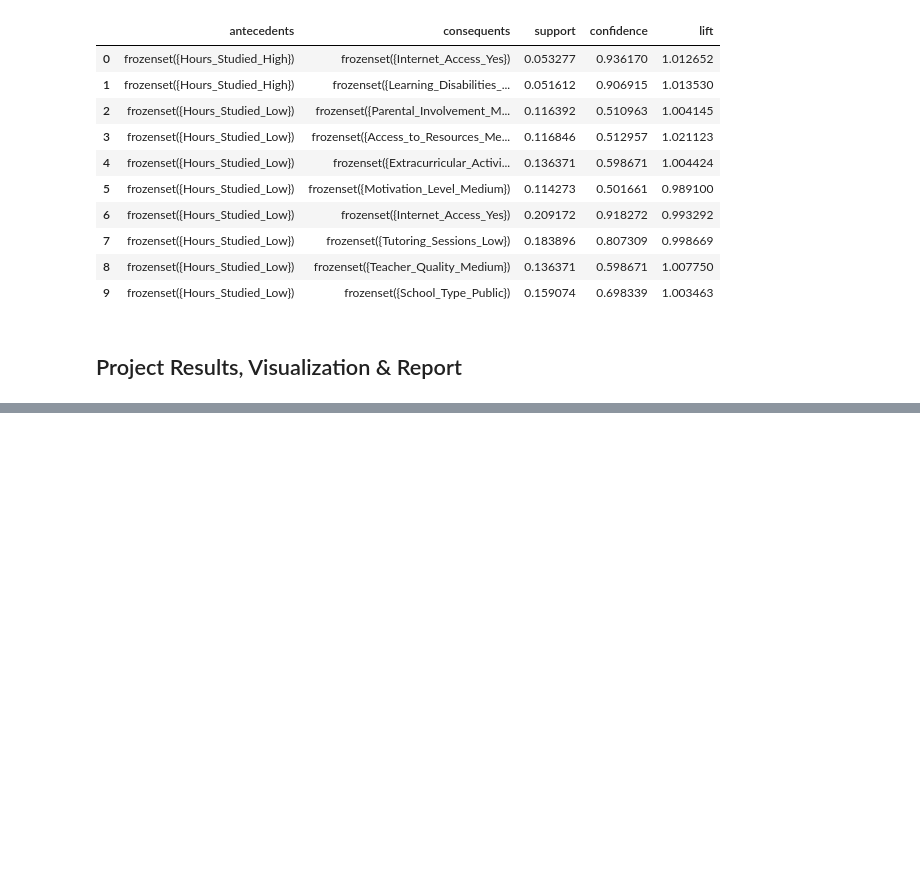
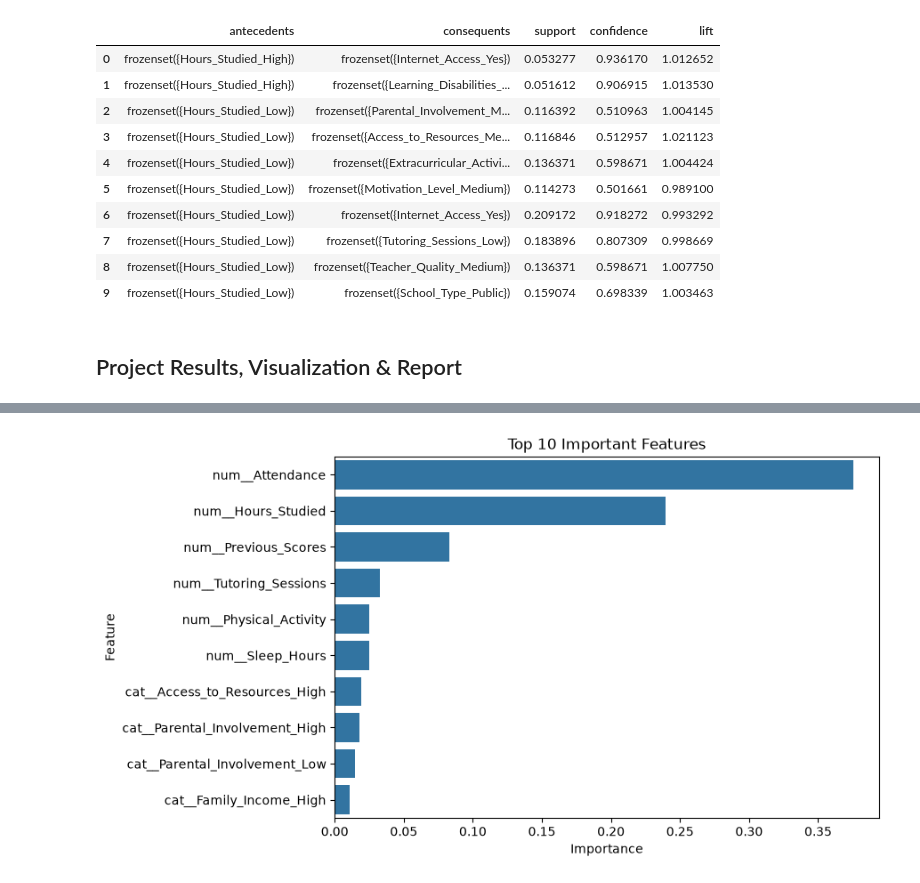
Before and after one commit to mdraihanmostafa746-coder/Student-Academic-Performance-Analysis-and-Prediction, a Jupyter notebook: notebooks/student_performance_analysis.ipynb, the cells around one changed output, grey strips where cells are left out. Cells and saved outputs as stored; diff of their text form; code cells hidden in the pictures; blank space fills up the shorter version.

```diff
--- a/notebooks/student_performance_analysis.ipynb
+++ b/notebooks/student_performance_analysis.ipynb
@@ -1336,0 +1374,15 @@ rules[['antecedents', 'consequents', 'support', 'confidence', 'lift']].head(10)
+# %%
+rf_model = models['Random Forest']
+
+feature_names = preprocessor.get_feature_names_out()
+
+feature_importance = pd.DataFrame({
+    'Feature': feature_names,
+    'Importance': rf_model.feature_importances_
+})
+
+feature_importance = feature_importance.sort_values(
+    by='Importance', ascending=False
+)
+
+feature_importance.head(10)
@@ -1336,0 +1401,14 @@ rules[['antecedents', 'consequents', 'support', 'confidence', 'lift']].head(10)
+# %%
+plt.figure(figsize=(9, 5))
+
+sns.barplot(
+    data=feature_importance.head(10),
+    x='Importance',
+    y='Feature'
+)
+
+plt.title("Top 10 Important Features")
+plt.tight_layout()
+plt.show()
+# %% [output]
+[figure, added]
```
Also changed, not shown: parts of 3 cells of this notebook, 2 other files.
